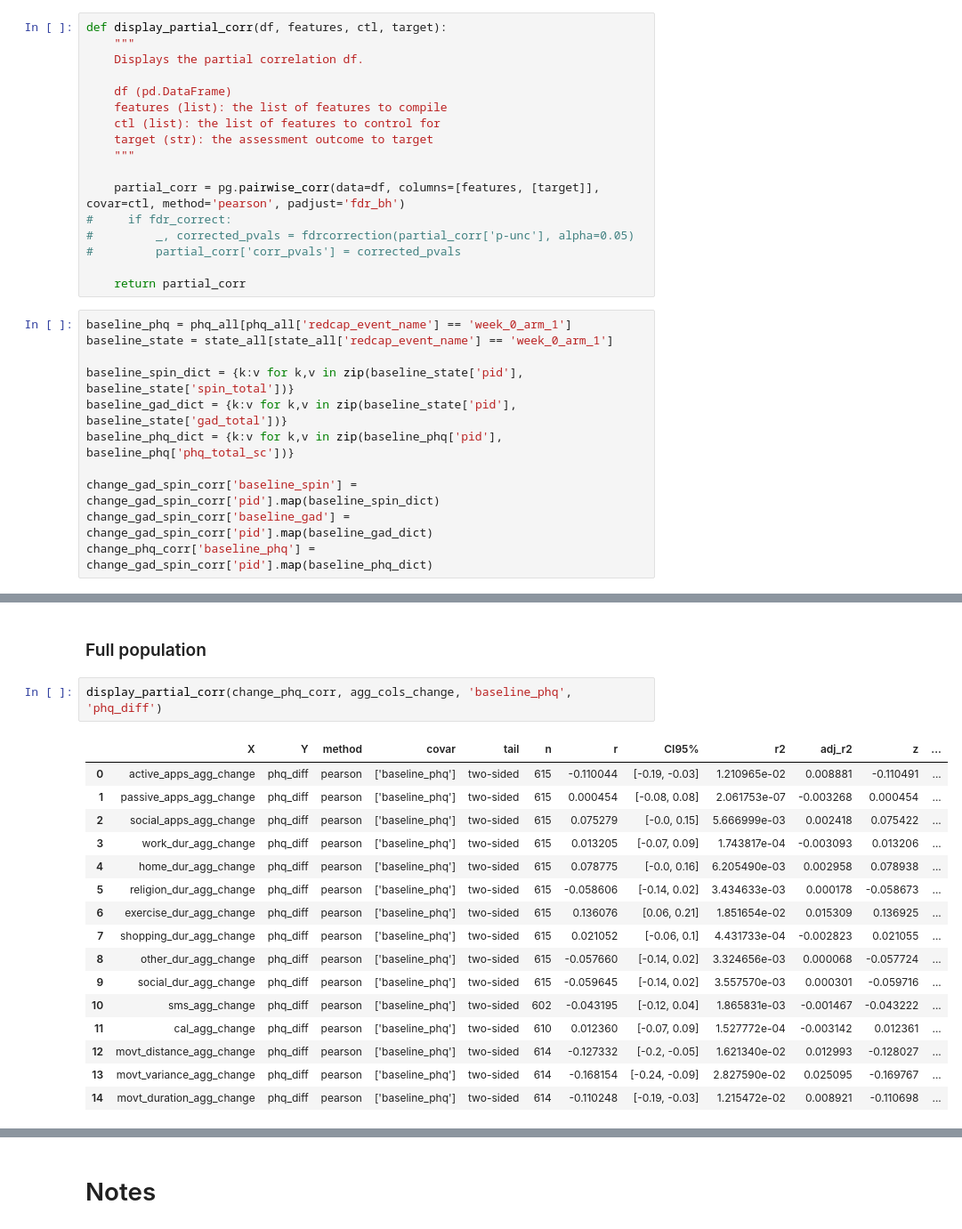
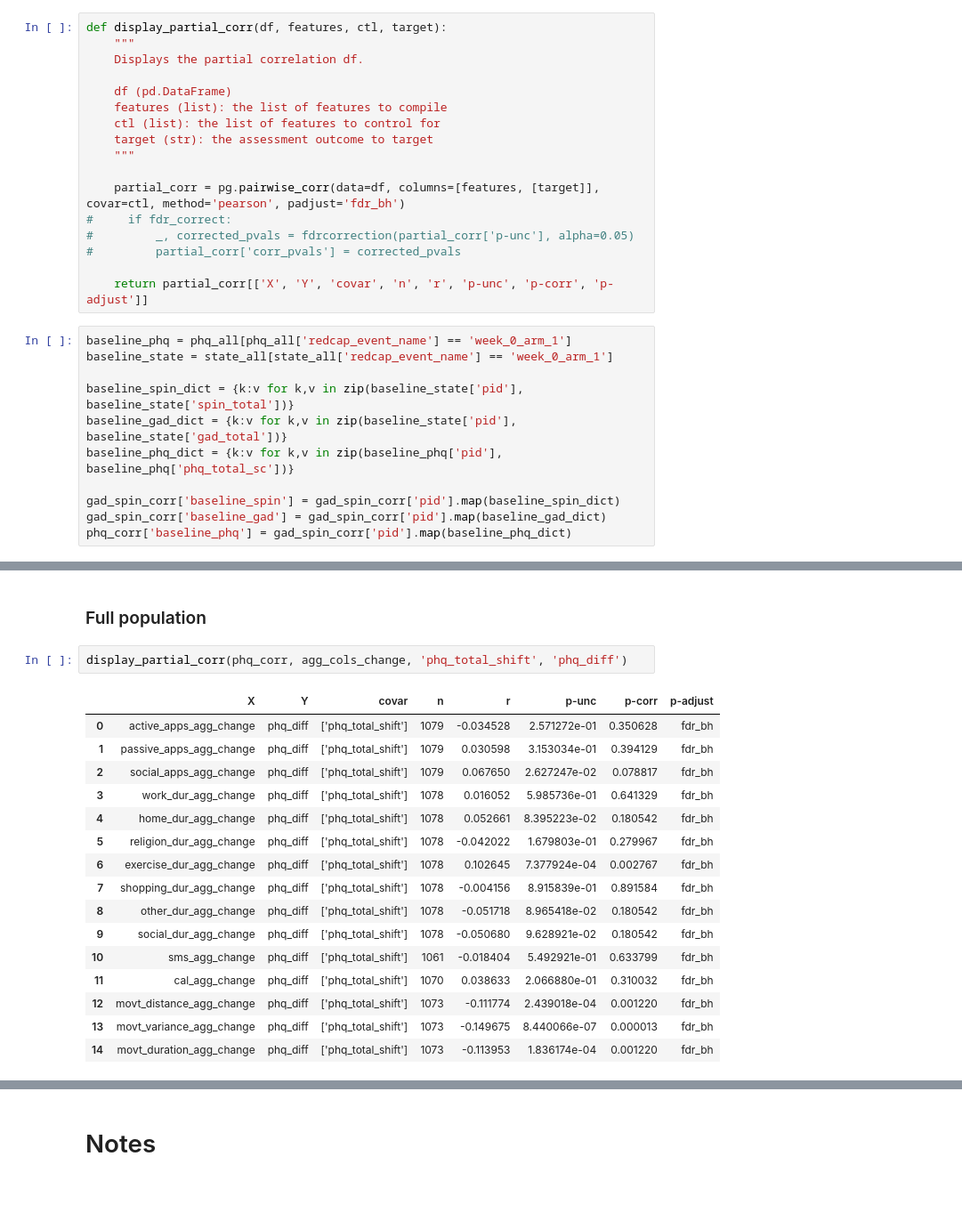
Before and after one commit to tliu526/lifesense, a Jupyter notebook: jmir_notebooks/jmir_review_analysis.ipynb, the cells around one changed output, grey strips where cells are left out. Shown at 89% size. Saved outputs shown, nothing was run; the diff lists cells and outputs as text; blank space fills up the shorter version.

```diff
--- a/jmir_notebooks/jmir_review_analysis.ipynb
+++ b/jmir_notebooks/jmir_review_analysis.ipynb
@@ -2185,7 +2185,7 @@ def display_partial_corr(df, features, ctl, target):
 #         _, corrected_pvals = fdrcorrection(partial_corr['p-unc'], alpha=0.05)
 #         partial_corr['corr_pvals'] = corrected_pvals
 
-    return partial_corr
+    return partial_corr[['X', 'Y', 'covar', 'n', 'r', 'p-unc', 'p-corr', 'p-adjust']]
 # %%
 baseline_phq = phq_all[phq_all['redcap_event_name'] == 'week_0_arm_1']
 baseline_state = state_all[state_all['redcap_event_name'] == 'week_0_arm_1']
@@ -2194,6 +2194,6 @@ baseline_spin_dict = {k:v for k,v in zip(baseline_state['pid'], baseline_state['
 baseline_gad_dict = {k:v for k,v in zip(baseline_state['pid'], baseline_state['gad_total'])}
 baseline_phq_dict = {k:v for k,v in zip(baseline_phq['pid'], baseline_phq['phq_total_sc'])}
 
-change_gad_spin_corr['baseline_spin'] = change_gad_spin_corr['pid'].map(baseline_spin_dict)
-change_gad_spin_corr['baseline_gad'] = change_gad_spin_corr['pid'].map(baseline_gad_dict)
-change_phq_corr['baseline_phq'] = change_gad_spin_corr['pid'].map(baseline_phq_dict)
+gad_spin_corr['baseline_spin'] = gad_spin_corr['pid'].map(baseline_spin_dict)
+gad_spin_corr['baseline_gad'] = gad_spin_corr['pid'].map(baseline_gad_dict)
+phq_corr['baseline_phq'] = gad_spin_corr['pid'].map(baseline_phq_dict)
@@ -2248,21 +2311,21 @@ display_partial_corr(change_gad_spin_corr, agg_cols_change, 'baseline_gad', 'gad
 # %% [markdown]
 ### Full population
 # %%
-display_partial_corr(change_phq_corr, agg_cols_change, 'baseline_phq', 'phq_diff')
+display_partial_corr(phq_corr, agg_cols_change, 'phq_total_shift', 'phq_diff')
 # %% [output]
-|  | X | Y | method | covar | tail | n | r | CI95% | r2 | adj_r2 | z | ... |
-| 0 | active_apps_agg_change | phq_diff | pearson | ['baseline_phq'] | two-sided | 615 | -0.110044 | [-0.19, -0.03] | 1.210965e-02 | 0.008881 | -0.110491 | ... |
-| 1 | passive_apps_agg_change | phq_diff | pearson | ['baseline_phq'] | two-sided | 615 | 0.000454 | [-0.08, 0.08] | 2.061753e-07 | -0.003268 | 0.000454 | ... |
-| 2 | social_apps_agg_change | phq_diff | pearson | ['baseline_phq'] | two-sided | 615 | 0.075279 | [-0.0, 0.15] | 5.666999e-03 | 0.002418 | 0.075422 | ... |
-| 3 | work_dur_agg_change | phq_diff | pearson | ['baseline_phq'] | two-sided | 615 | 0.013205 | [-0.07, 0.09] | 1.743817e-04 | -0.003093 | 0.013206 | ... |
-| 4 | home_dur_agg_change | phq_diff | pearson | ['baseline_phq'] | two-sided | 615 | 0.078775 | [-0.0, 0.16] | 6.205490e-03 | 0.002958 | 0.078938 | ... |
-| 5 | religion_dur_agg_change | phq_diff | pearson | ['baseline_phq'] | two-sided | 615 | -0.058606 | [-0.14, 0.02] | 3.434633e-03 | 0.000178 | -0.058673 | ... |
-| 6 | exercise_dur_agg_change | phq_diff | pearson | ['baseline_phq'] | two-sided | 615 | 0.136076 | [0.06, 0.21] | 1.851654e-02 | 0.015309 | 0.136925 | ... |
-| 7 | shopping_dur_agg_change | phq_diff | pearson | ['baseline_phq'] | two-sided | 615 | 0.021052 | [-0.06, 0.1] | 4.431733e-04 | -0.002823 | 0.021055 | ... |
-| 8 | other_dur_agg_change | phq_diff | pearson | ['baseline_phq'] | two-sided | 615 | -0.057660 | [-0.14, 0.02] | 3.324656e-03 | 0.000068 | -0.057724 | ... |
-| 9 | social_dur_agg_change | phq_diff | pearson | ['baseline_phq'] | two-sided | 615 | -0.059645 | [-0.14, 0.02] | 3.557570e-03 | 0.000301 | -0.059716 | ... |
-| 10 | sms_agg_change | phq_diff | pearson | ['baseline_phq'] | two-sided | 602 | -0.043195 | [-0.12, 0.04] | 1.865831e-03 | -0.001467 | -0.043222 | ... |
-| 11 | cal_agg_change | phq_diff | pearson | ['baseline_phq'] | two-sided | 610 | 0.012360 | [-0.07, 0.09] | 1.527772e-04 | -0.003142 | 0.012361 | ... |
-| 12 | movt_distance_agg_change | phq_diff | pearson | ['baseline_phq'] | two-sided | 614 | -0.127332 | [-0.2, -0.05] | 1.621340e-02 | 0.012993 | -0.128027 | ... |
-| 13 | movt_variance_agg_change | phq_diff | pearson | ['baseline_phq'] | two-sided | 614 | -0.168154 | [-0.24, -0.09] | 2.827590e-02 | 0.025095 | -0.169767 | ... |
-| 14 | movt_duration_agg_change | phq_diff | pearson | ['baseline_phq'] | two-sided | 614 | -0.110248 | [-0.19, -0.03] | 1.215472e-02 | 0.008921 | -0.110698 | ... |
+|  | X | Y | covar | n | r | p-unc | p-corr | p-adjust |
+| 0 | active_apps_agg_change | phq_diff | ['phq_total_shift'] | 1079 | -0.034528 | 2.571272e-01 | 0.350628 | fdr_bh |
+| 1 | passive_apps_agg_change | phq_diff | ['phq_total_shift'] | 1079 | 0.030598 | 3.153034e-01 | 0.394129 | fdr_bh |
+| 2 | social_apps_agg_change | phq_diff | ['phq_total_shift'] | 1079 | 0.067650 | 2.627247e-02 | 0.078817 | fdr_bh |
+| 3 | work_dur_agg_change | phq_diff | ['phq_total_shift'] | 1078 | 0.016052 | 5.985736e-01 | 0.641329 | fdr_bh |
+| 4 | home_dur_agg_change | phq_diff | ['phq_total_shift'] | 1078 | 0.052661 | 8.395223e-02 | 0.180542 | fdr_bh |
+| 5 | religion_dur_agg_change | phq_diff | ['phq_total_shift'] | 1078 | -0.042022 | 1.679803e-01 | 0.279967 | fdr_bh |
+| 6 | exercise_dur_agg_change | phq_diff | ['phq_total_shift'] | 1078 | 0.102645 | 7.377924e-04 | 0.002767 | fdr_bh |
+| 7 | shopping_dur_agg_change | phq_diff | ['phq_total_shift'] | 1078 | -0.004156 | 8.915839e-01 | 0.891584 | fdr_bh |
+| 8 | other_dur_agg_change | phq_diff | ['phq_total_shift'] | 1078 | -0.051718 | 8.965418e-02 | 0.180542 | fdr_bh |
+| 9 | social_dur_agg_change | phq_diff | ['phq_total_shift'] | 1078 | -0.050680 | 9.628921e-02 | 0.180542 | fdr_bh |
+| 10 | sms_agg_change | phq_diff | ['phq_total_shift'] | 1061 | -0.018404 | 5.492921e-01 | 0.633799 | fdr_bh |
+| 11 | cal_agg_change | phq_diff | ['phq_total_shift'] | 1070 | 0.038633 | 2.066880e-01 | 0.310032 | fdr_bh |
+| 12 | movt_distance_agg_change | phq_diff | ['phq_total_shift'] | 1073 | -0.111774 | 2.439018e-04 | 0.001220 | fdr_bh |
+| 13 | movt_variance_agg_change | phq_diff | ['phq_total_shift'] | 1073 | -0.149675 | 8.440066e-07 | 0.000013 | fdr_bh |
+| 14 | movt_duration_agg_change | phq_diff | ['phq_total_shift'] | 1073 | -0.113953 | 1.836174e-04 | 0.001220 | fdr_bh |
```
Also changed, not shown: parts of 35 cells of this notebook.
